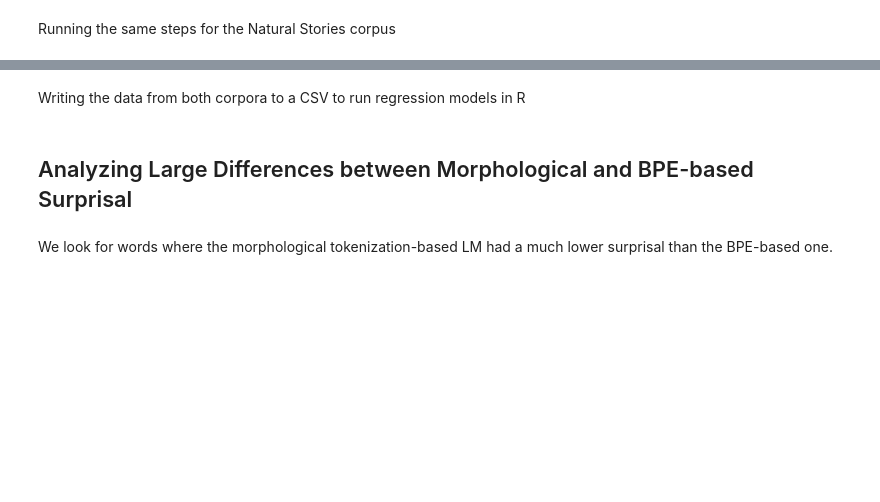
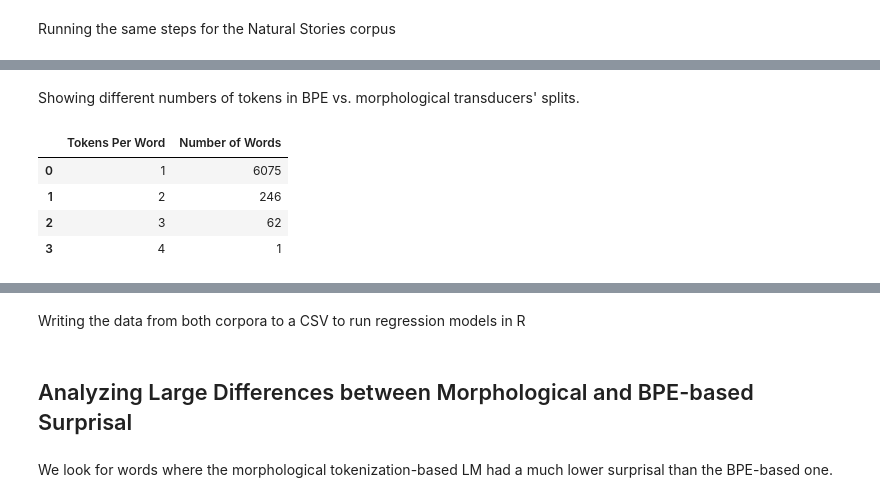
Before and after one commit to sathvikn/dl-psych-tokenization, a Jupyter notebook: cleaning_exploration.ipynb, the cells around one changed output, grey strips where cells are left out. Drawn from its saved outputs; the diff is of its cells as text; code cells hidden in the pictures; blank space fills up the shorter version.

```diff
--- a/cleaning_exploration.ipynb
+++ b/cleaning_exploration.ipynb
@@ -52,0 +80,10 @@ ns_all['corpus'] = "natural_stories"
+# %% [markdown]
+Showing different numbers of tokens in BPE vs. morphological transducers' splits.
+# %%
+generate_token_counts(bpe_data['num_tokens'], labels)
+# %% [output]
+|  | Tokens Per Word | Number of Words |
+| 0 | 1 | 6075 |
+| 1 | 2 | 246 |
+| 2 | 3 | 62 |
+| 3 | 4 | 1 |
```
Also changed, not shown: parts of 5 cells of this notebook, 2 other files.
